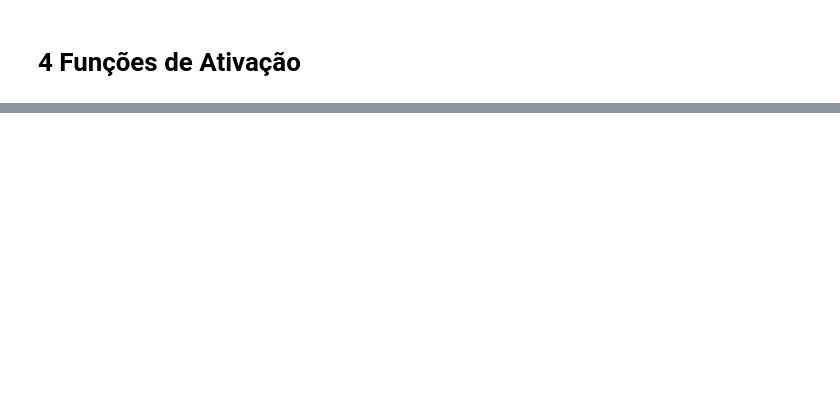
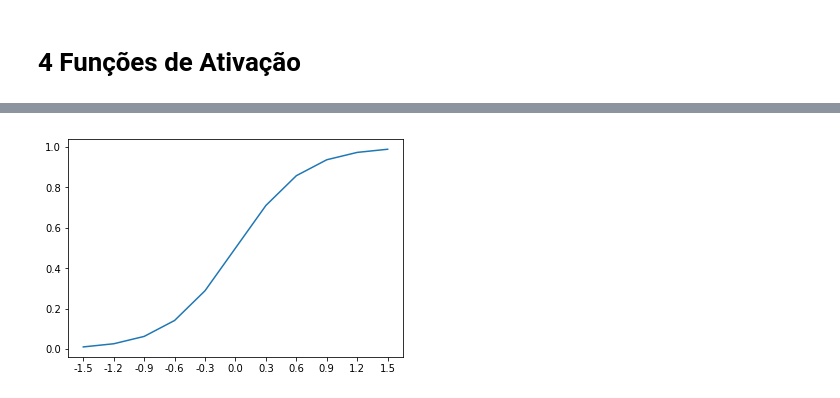
Before and after one commit to manoel-victor1602/Projeto_1_RNA, a Jupyter notebook: Projeto Pratico 3/Atividade #3.ipynb, the cells around one changed output, grey strips where cells are left out. Saved outputs shown, nothing was run; the diff lists cells and outputs as text; code cells hidden in the pictures; blank space fills up the shorter version.

```diff
--- a/Projeto Pratico 3/Atividade #3.ipynb
+++ b/Projeto Pratico 3/Atividade #3.ipynb
@@ -115,2 +164,23 @@ plt.plot(x, new_W[0]/new_W[2] - (new_W[1]/new_W[2]) * x)
 # %% [markdown]
 # 4 Funções de Ativação
+# %%
+def make_values(n_samples):
+    interval = 3/n_samples
+    vals= np.array([-1.5])
+    for i in range(n_samples):
+        vals = np.append(vals, round(vals[-1]+interval,2))
+    return vals
+# %%
+def degree_function_2(x):
+    return (1 if (x >= 0.5) else 0)
+
+def sigmoid_function(x):
+    return (1 / (1 + np.exp(-x*3)))
+
+def tamh_function(x):
+    return np.tanh(x)
+
+def relu_function(x):
+    return max([0, x])
+# %%
+x_axe = make_values(10)
@@ -116,0 +195,8 @@ plt.plot(x, new_W[0]/new_W[2] - (new_W[1]/new_W[2]) * x)
+# %%
+vals = [sigmoid_function(val) for val in x_axe]
+
+plt.plot(vals)
+plt.xticks([i for i in range(0, len(x_axe))],x_axe)
+plt.show()
+# %% [output]
+[figure, added]
```
Also changed, not shown: parts of 10 cells of this notebook.
